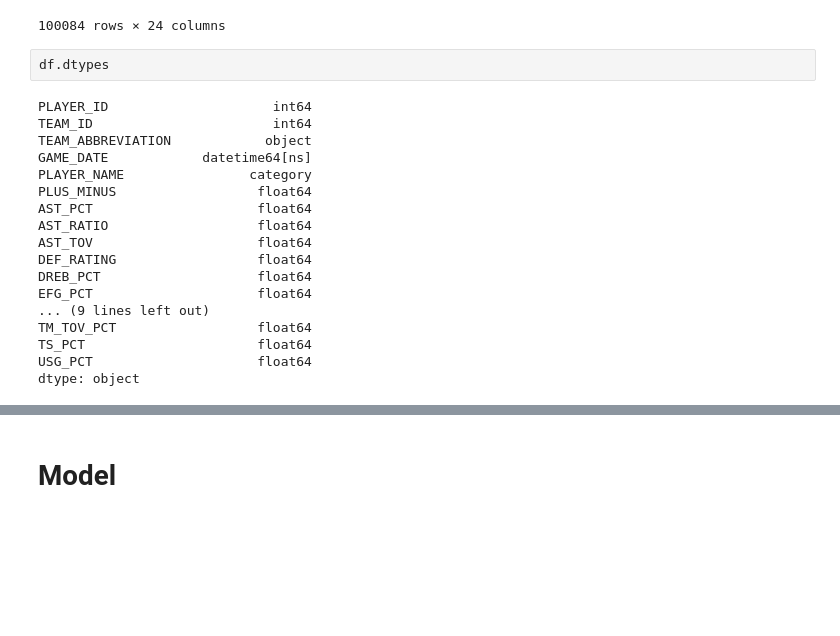
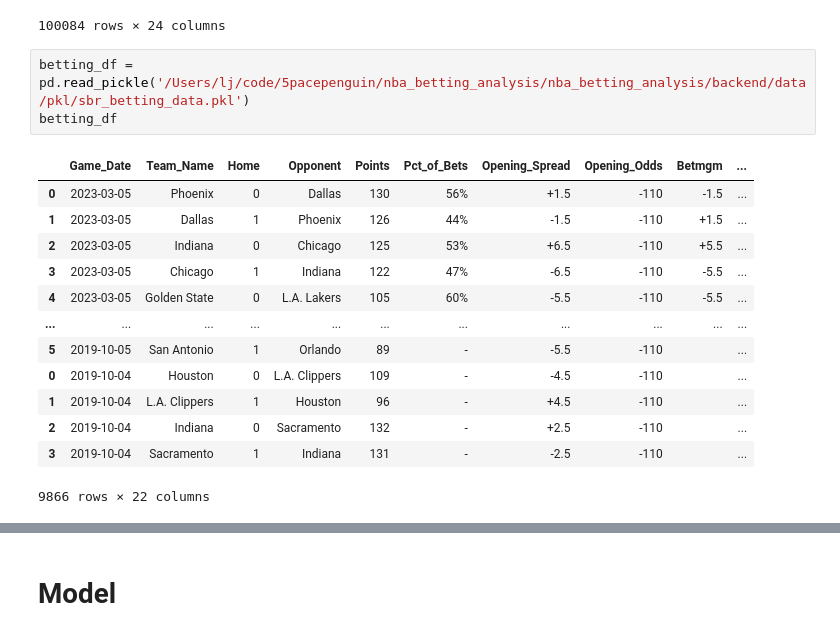
Before and after one commit to alecmatt5/nba_betting_analysis, a Jupyter notebook: backend/notebooks/ngboost_players.ipynb, the cells around one changed output, grey strips where cells are left out. Cells and saved outputs as stored; diff of their text form; blank space fills up the shorter version.

Commit message:
Implemented NGB Classifier and began merging player data with betting data

```diff
--- a/backend/notebooks/ngboost_players.ipynb
+++ b/backend/notebooks/ngboost_players.ipynb
@@ -37,23 +37,20 @@ df
 | 100082 | 1631323 | 1610612762 | UTA | 2023-03-03 | Simone Fontecchio | -5.3 | 0.139561 | 0.228670 | ... |
 | 100083 | 1631323 | 1610612762 | UTA | 2023-03-05 | Simone Fontecchio | -5.3 | 0.168925 | 0.265165 | ... |
 100084 rows × 24 columns
-# %%
-df.dtypes
-# %% [output]
-PLAYER_ID                     int64
-TEAM_ID                       int64
-TEAM_ABBREVIATION            object
-GAME_DATE            datetime64[ns]
-PLAYER_NAME                category
-PLUS_MINUS                  float64
-AST_PCT                     float64
-AST_RATIO                   float64
-AST_TOV                     float64
-DEF_RATING                  float64
-DREB_PCT                    float64
-EFG_PCT                     float64
-... (9 lines left out)
-TM_TOV_PCT                  float64
-TS_PCT                      float64
-USG_PCT                     float64
-dtype: object
+# %%
+betting_df = pd.read_pickle('/Users/lj/code/5pacepenguin/nba_betting_analysis/nba_betting_analysis/backend/data/pkl/sbr_betting_data.pkl')
+betting_df
+# %% [output]
+|  | Game_Date | Team_Name | Home | Opponent | Points | Pct_of_Bets | Opening_Spread | Opening_Odds | Betmgm | ... |
+| 0 | 2023-03-05 | Phoenix | 0 | Dallas | 130 | 56% | +1.5 | -110 | -1.5 | ... |
+| 1 | 2023-03-05 | Dallas | 1 | Phoenix | 126 | 44% | -1.5 | -110 | +1.5 | ... |
+| 2 | 2023-03-05 | Indiana | 0 | Chicago | 125 | 53% | +6.5 | -110 | +5.5 | ... |
+| 3 | 2023-03-05 | Chicago | 1 | Indiana | 122 | 47% | -6.5 | -110 | -5.5 | ... |
+| 4 | 2023-03-05 | Golden State | 0 | L.A. Lakers | 105 | 60% | -5.5 | -110 | -5.5 | ... |
+| ... | ... | ... | ... | ... | ... | ... | ... | ... | ... | ... |
+| 5 | 2019-10-05 | San Antonio | 1 | Orlando | 89 | - | -5.5 | -110 |  | ... |
+| 0 | 2019-10-04 | Houston | 0 | L.A. Clippers | 109 | - | -4.5 | -110 |  | ... |
+| 1 | 2019-10-04 | L.A. Clippers | 1 | Houston | 96 | - | +4.5 | -110 |  | ... |
+| 2 | 2019-10-04 | Indiana | 0 | Sacramento | 132 | - | +2.5 | -110 |  | ... |
+| 3 | 2019-10-04 | Sacramento | 1 | Indiana | 131 | - | -2.5 | -110 |  | ... |
+9866 rows × 22 columns
```
Also changed, not shown: parts of 17 cells of this notebook, 1 other file.
